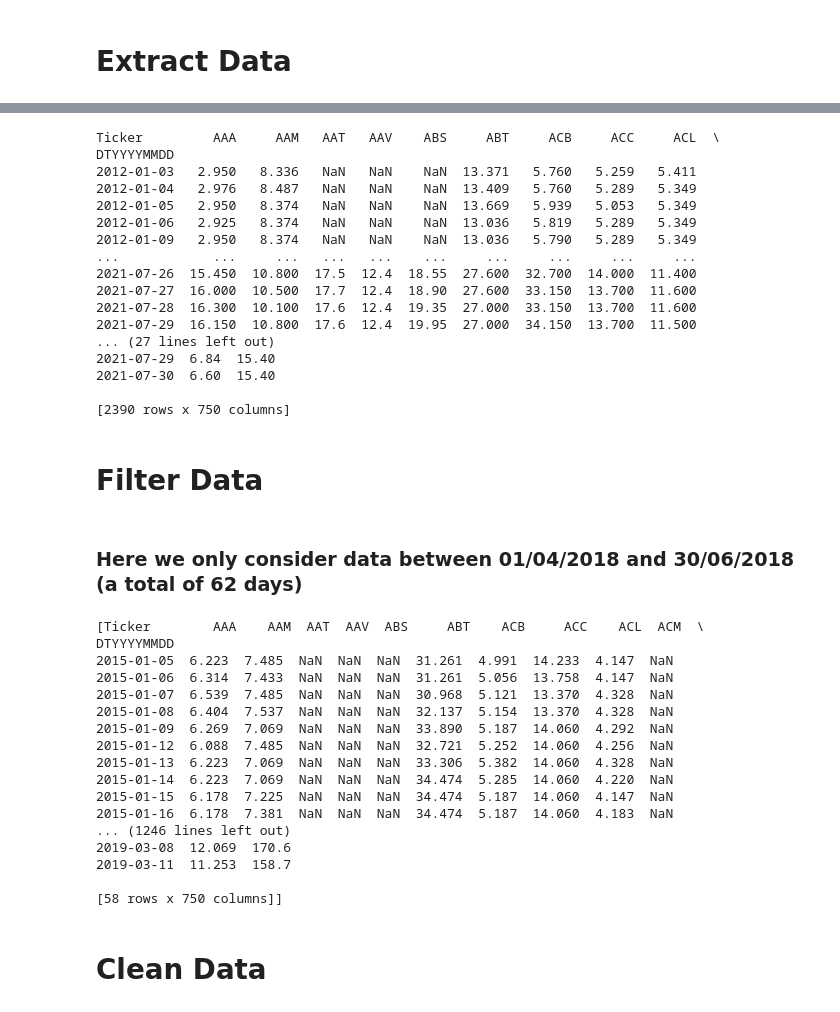
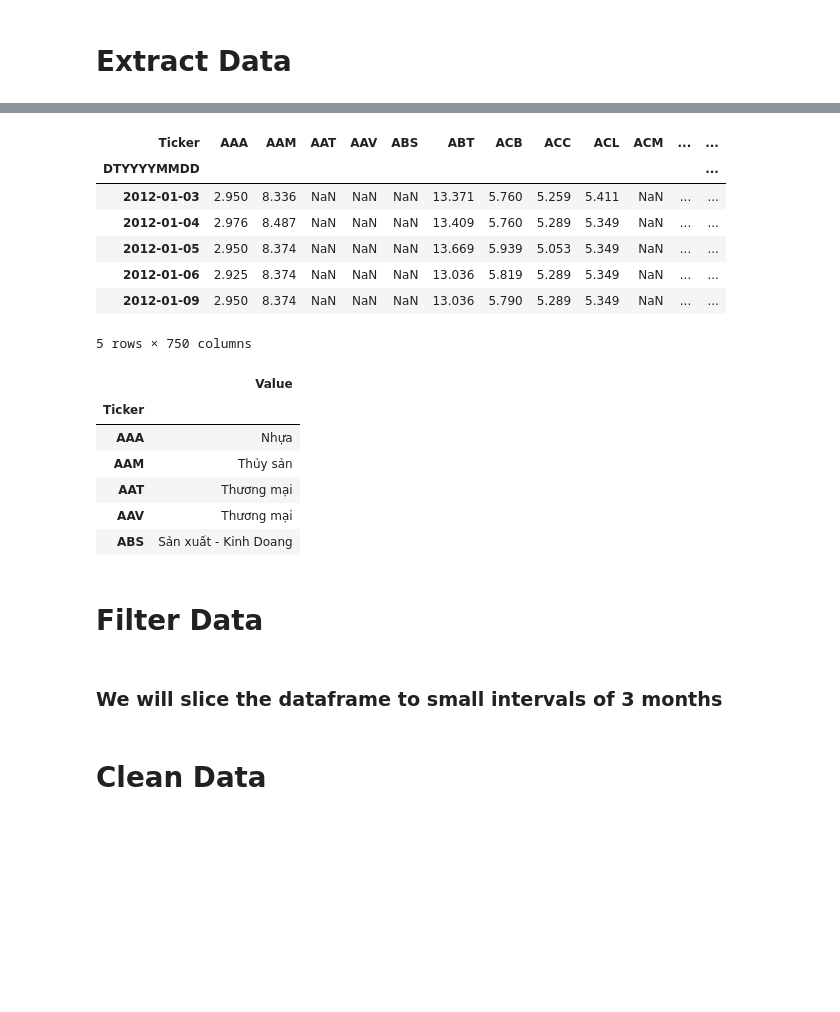
Before and after one commit to ktrung1709/Pair-Trading-Analysis, a Jupyter notebook: Pair Trading - DBSCAN yearly.ipynb, the cells around one changed output, grey strips where cells are left out. Cells and saved outputs as stored; diff of their text form; code cells hidden in the pictures; blank space fills up the shorter version.

```diff
--- a/Pair Trading - DBSCAN yearly.ipynb
+++ b/Pair Trading - DBSCAN yearly.ipynb
@@ -69,26 +44,27 @@ dtype: object
 # %%
 #Pivot the table
 pivot = df_modified.pivot(index='DTYYYYMMDD', columns='Ticker', values = 'Close')
-print(pivot)
-#print(pivot['Ticker'].dtypes)
+pivot.head()
 # %% [output]
+| Ticker | AAA | AAM | AAT | AAV | ABS | ABT | ACB | ACC | ACL | ACM | ... | ... |
+| DTYYYYMMDD |  |  |  |  |  |  |  |  |  |  |  | ... |
+| 2012-01-03 | 2.950 | 8.336 | NaN | NaN | NaN | 13.371 | 5.760 | 5.259 | 5.411 | NaN | ... | ... |
+| 2012-01-04 | 2.976 | 8.487 | NaN | NaN | NaN | 13.409 | 5.760 | 5.289 | 5.349 | NaN | ... | ... |
+| 2012-01-05 | 2.950 | 8.374 | NaN | NaN | NaN | 13.669 | 5.939 | 5.053 | 5.349 | NaN | ... | ... |
+| 2012-01-06 | 2.925 | 8.374 | NaN | NaN | NaN | 13.036 | 5.819 | 5.289 | 5.349 | NaN | ... | ... |
+| 2012-01-09 | 2.950 | 8.374 | NaN | NaN | NaN | 13.036 | 5.790 | 5.289 | 5.349 | NaN | ... | ... |
-Ticker         AAA     AAM   AAT   AAV    ABS     ABT     ACB     ACC     ACL  \
-DTYYYYMMDD
-2012-01-03   2.950   8.336   NaN   NaN    NaN  13.371   5.760   5.259   5.411
-2012-01-04   2.976   8.487   NaN   NaN    NaN  13.409   5.760   5.289   5.349
-2012-01-05   2.950   8.374   NaN   NaN    NaN  13.669   5.939   5.053   5.349
-2012-01-06   2.925   8.374   NaN   NaN    NaN  13.036   5.819   5.289   5.349
-2012-01-09   2.950   8.374   NaN   NaN    NaN  13.036   5.790   5.289   5.349
-...            ...     ...   ...   ...    ...     ...     ...     ...     ...
-2021-07-26  15.450  10.800  17.5  12.4  18.55  27.600  32.700  14.000  11.400
-2021-07-27  16.000  10.500  17.7  12.4  18.90  27.600  33.150  13.700  11.600
-2021-07-28  16.300  10.100  17.6  12.4  19.35  27.000  33.150  13.700  11.600
-2021-07-29  16.150  10.800  17.6  12.4  19.95  27.000  34.150  13.700  11.500
-... (27 lines left out)
-2021-07-29  6.84  15.40
-2021-07-30  6.60  15.40
-
-[2390 rows x 750 columns]
+5 rows × 750 columns
+# %%
+industry = pd.read_excel('./data/industry.xlsx', index_col=0)
+industry.head()
+# %% [output]
+|  | Value |
+| Ticker |  |
+| AAA | Nhựa |
+| AAM | Thủy sản |
+| AAT | Thương mại |
+| AAV | Thương mại |
+| ABS | Sản xuất - Kinh Doang |
 # %%
 %%HTML
 <h1>Filter Data</h1>
@@ -96,38 +72,20 @@ DTYYYYMMDD
 Filter Data
 # %%
 %%HTML
-<h3>Here we only consider data between 01/04/2018 and 30/06/2018 (a total of 62 days)</h3>
+<h3>We will slice the dataframe to small intervals of 3 months</h3>
 # %% [output]
-Here we only consider data between 01/04/2018 and 30/06/2018 (a total of 62 days)
+We will slice the dataframe to small intervals of 3 months
 # %%
 data_list = []
+
 import datetime
 from datetime import timedelta
+
 start_date = datetime.date(2015, 1, 1)
 end_date = start_date
 
 while end_date.year != 2019:
     end_date = start_date + datetime.timedelta(days=90)
-    data_q = pivot.loc[start_date:end_date]
-    data_list.append(data_q)
+    quarter = pivot.loc[start_date:end_date]
+    data_list.append(quarter)
     start_date = end_date
-
-print(data_list)
-# %% [output]
-[Ticker        AAA    AAM  AAT  AAV  ABS     ABT    ACB     ACC    ACL  ACM  \
-DTYYYYMMDD
-2015-01-05  6.223  7.485  NaN  NaN  NaN  31.261  4.991  14.233  4.147  NaN
-2015-01-06  6.314  7.433  NaN  NaN  NaN  31.261  5.056  13.758  4.147  NaN
-2015-01-07  6.539  7.485  NaN  NaN  NaN  30.968  5.121  13.370  4.328  NaN
-2015-01-08  6.404  7.537  NaN  NaN  NaN  32.137  5.154  13.370  4.328  NaN
-2015-01-09  6.269  7.069  NaN  NaN  NaN  33.890  5.187  14.060  4.292  NaN
-2015-01-12  6.088  7.485  NaN  NaN  NaN  32.721  5.252  14.060  4.256  NaN
-2015-01-13  6.223  7.069  NaN  NaN  NaN  33.306  5.382  14.060  4.328  NaN
-2015-01-14  6.223  7.069  NaN  NaN  NaN  34.474  5.285  14.060  4.220  NaN
-2015-01-15  6.178  7.225  NaN  NaN  NaN  34.474  5.187  14.060  4.147  NaN
-2015-01-16  6.178  7.381  NaN  NaN  NaN  34.474  5.187  14.060  4.183  NaN
-... (1246 lines left out)
-2019-03-08  12.069  170.6
-2019-03-11  11.253  158.7
-
-[58 rows x 750 columns]]
```
Also changed, not shown: parts of 13 cells of this notebook, 2 other files.
